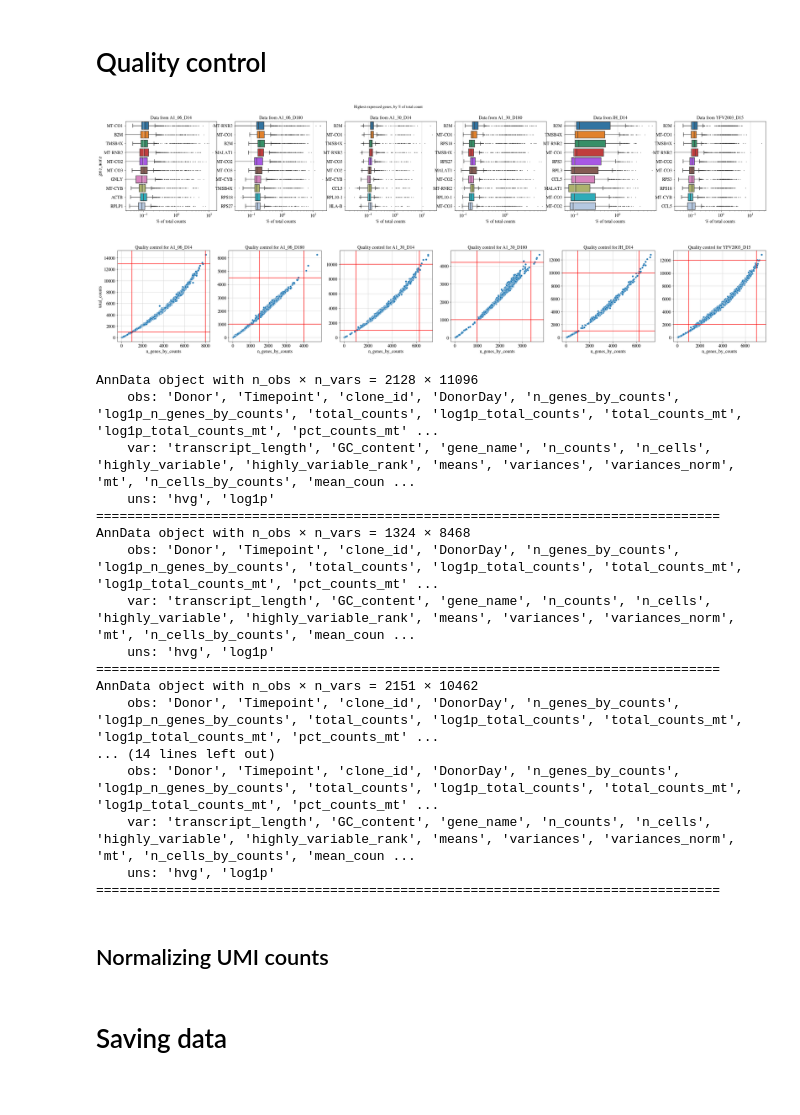
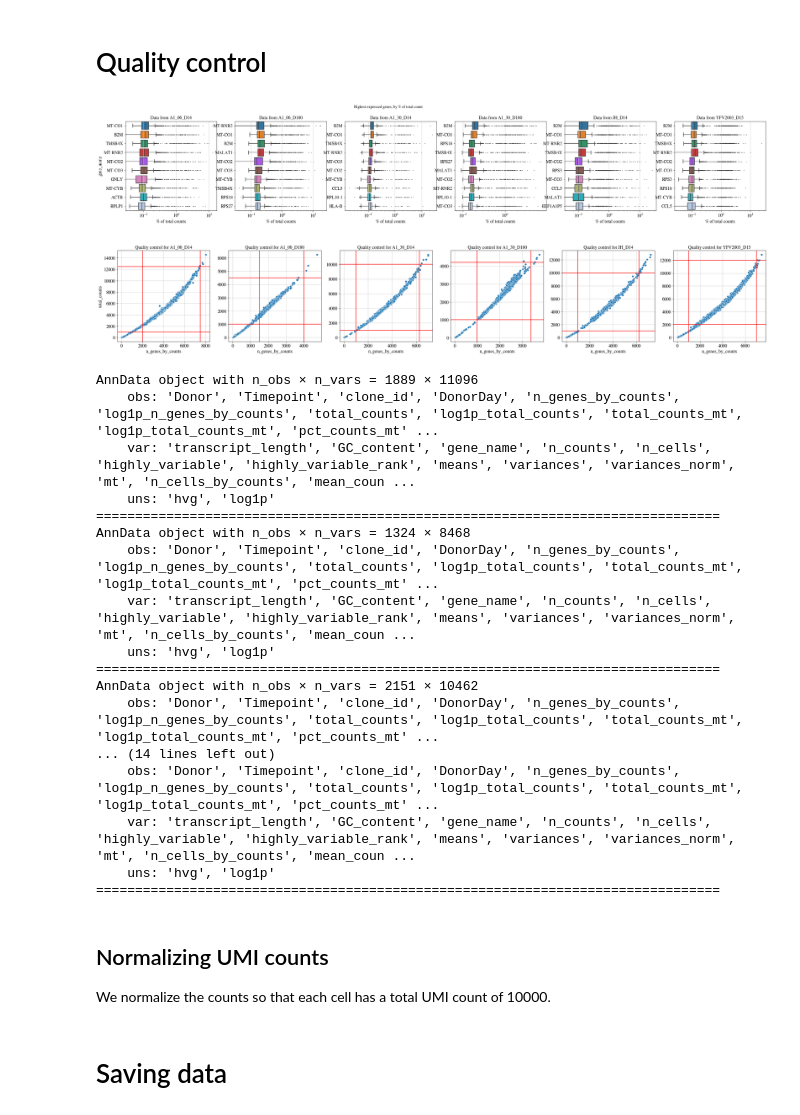
Before and after one commit to MartyWeissman/GenomicsClonality, a Jupyter notebook: Preprocessing_BigInvivo.ipynb, the cells around one changed output. Drawn from its saved outputs; the diff is of its cells as text; code cells hidden in the pictures.

```diff
--- a/Preprocessing_BigInvivo.ipynb
+++ b/Preprocessing_BigInvivo.ipynb
@@ -325,0 +288,3 @@ alllane_df.head()
+# %%
+filename = 'bigss3-umicounts-exon_v2.csv'
+alllane_list = load_lane(filename, test_run=False)
@@ -592,7 +592,7 @@ for j,ds in enumerate(donordays):
 plt.suptitle('Highest expressed genes, by % of total count', y=1.05)
 plt.show()
 # %% [output]
-[figure, old version]
+[figure, new version]
 # %%
 for ds in donordays:
     adata[ds].var['mt'] = adata[ds].var_names.str.startswith('MT-')  # annotate the group of mitochondrial genes as 'mt'
@@ -606,41 +606,41 @@ min_counts = {'A1_06_D14': 1000,
               'A1_30_D180': 1000,
               'JH_D14': 1000,
               'YFV2003_D15': 2000}
-max_counts = {'A1_06_D14': 13000,
+max_counts = {'A1_06_D14': 12500,
               'A1_06_D180': 4500,
               'A1_30_D14': 10000,
               'A1_30_D180': 4200,
               'JH_D14': 10000,
               'YFV2003_D15': 12000}
 
-min_genes = {'A1_06_D14': 1000,
+min_genes = {'A1_06_D14': 2000,
              'A1_06_D180': 1500, # Shifted after looking at PCA.
              'A1_30_D14': 1000,
              'A1_30_D180': 1000,
              'JH_D14': 1000,
              'YFV2003_D15': 1000}
 
-max_genes = {'A1_06_D14': 8000,
+max_genes = {'A1_06_D14': 7500,
              'A1_06_D180': 4000,
              'A1_30_D14': 6250,
              'A1_30_D180': 3400,
              'JH_D14': 6250,
              'YFV2003_D15': 7000}
 
 for j,ds in enumerate(donordays):
     sns.scatterplot(x='n_genes_by_counts', y='total_counts',
                     data=adata[ds].obs,  ax=ax[j])
     ax[j].set_title('Quality control for {}'.format(ds))
     ax[j].axhline(min_counts[ds], color='red')
     ax[j].axhline(max_counts[ds], color='red')
     ax[j].axvline(min_genes[ds], color='red')
     ax[j].axvline(max_genes[ds], color='red')
 
     if j > 0:
         ax[j].set_ylabel('')
 plt.show()
 # %% [output]
-[figure, old version]
+[figure, new version]
 # %%
 for ds in donordays:
     sc.pp.filter_cells(adata[ds], min_counts=min_counts[ds])
@@ -652,7 +652,7 @@ for ds in donordays:
     print(adata[ds])
     hrule()
 # %% [output]
-AnnData object with n_obs × n_vars = 2128 × 11096
+AnnData object with n_obs × n_vars = 1889 × 11096
     obs: 'Donor', 'Timepoint', 'clone_id', 'DonorDay', 'n_genes_by_counts', 'log1p_n_genes_by_counts', 'total_counts', 'log1p_total_counts', 'total_counts_mt', 'log1p_total_counts_mt', 'pct_counts_mt' ...
     var: 'transcript_length', 'GC_content', 'gene_name', 'n_counts', 'n_cells', 'highly_variable', 'highly_variable_rank', 'means', 'variances', 'variances_norm', 'mt', 'n_cells_by_counts', 'mean_coun ...
     uns: 'hvg', 'log1p'
@@ -671,6 +671,8 @@ AnnData object with n_obs × n_vars = 2151 × 10462
 ================================================================================
 # %% [markdown]
 ## Normalizing UMI counts
+
+We normalize the counts so that each cell has a total UMI count of 10000.
 # %%
 for ds in donordays:
     sc.pp.normalize_per_cell(adata[ds], counts_per_cell_after=1e4)
```
Also changed, not shown: parts of 30 cells of this notebook.
